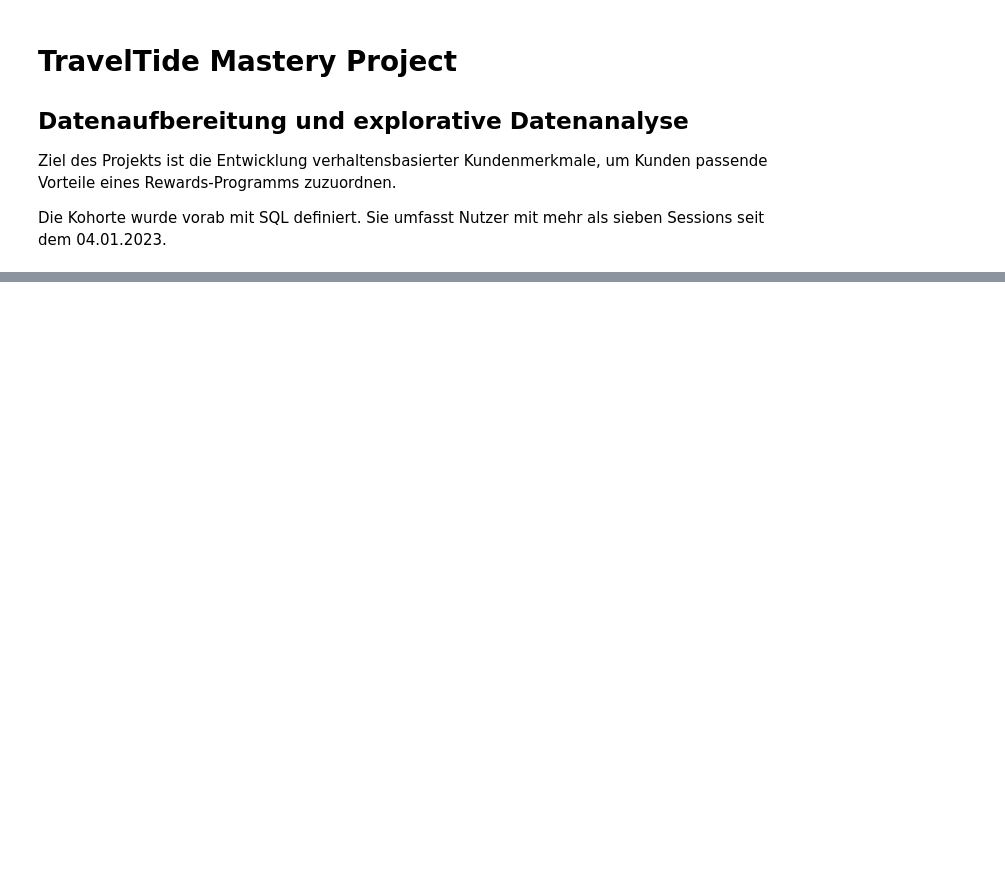
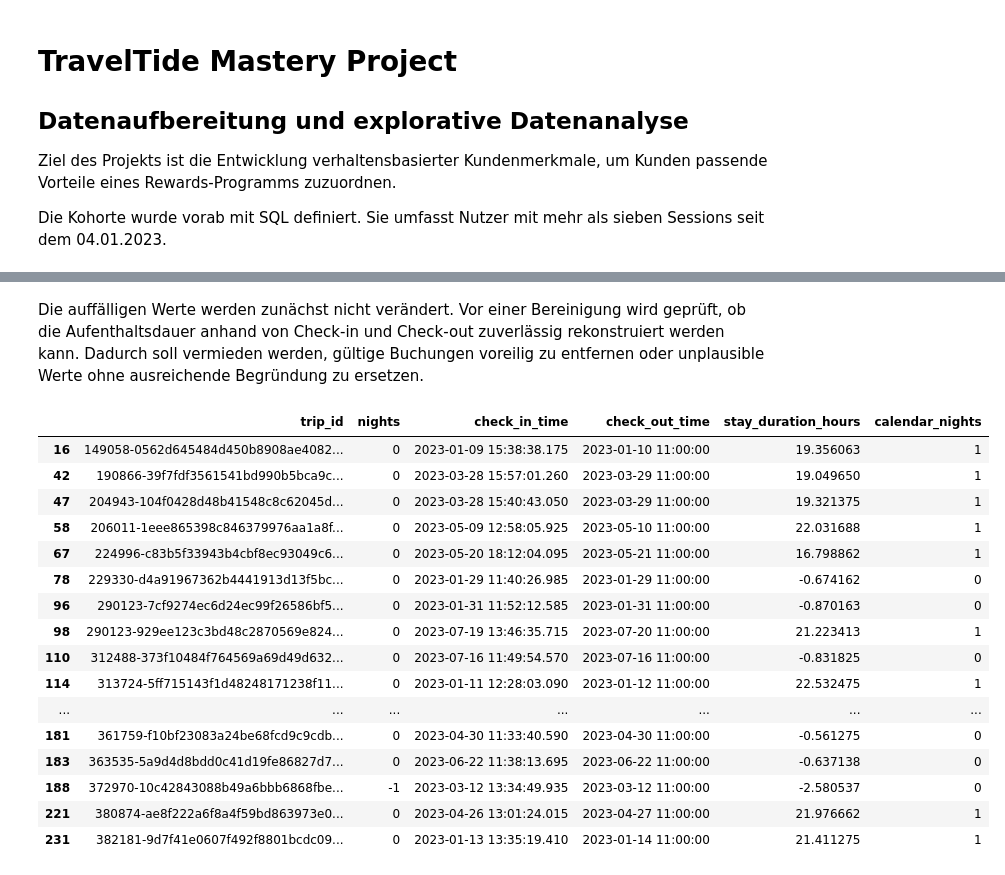
Before and after one commit to norawinkler/traveltide-customer-segmentation, a Jupyter notebook: notebooks/01_data_preparation.ipynb, the cells around one changed output, grey strips where cells are left out. Saved outputs shown, nothing was run; the diff lists cells and outputs as text; code cells hidden in the pictures; blank space fills up the shorter version.

Commit message:
Data Check and Hotel Nights Clean Up

```diff
--- a/notebooks/01_data_preparation.ipynb
+++ b/notebooks/01_data_preparation.ipynb
@@ -9,19 +9,17 @@ um Kunden passende Vorteile eines Rewards-Programms zuzuordnen.
 Die Kohorte wurde vorab mit SQL definiert. Sie umfasst Nutzer mit mehr als
 sieben Sessions seit dem 04.01.2023.
 # %%
-#Pakete importieren
+# Importieren der Bibliotheken
 
 import pandas as pd
 import numpy as np
 import matplotlib.pyplot as plt
 import seaborn as sns
-
-pd.set_option("display.max_columns", None)
 # %%
-#CSV-Dateien einlesen
+# CSV-Dateien in Dataframes umwandeln.
 
-users = pd.read_csv("data/users.csv")
-sessions = pd.read_csv("data/sessions.csv")
-flights = pd.read_csv("data/flights.csv")
-hotels = pd.read_csv("data/hotels.csv")
+users = pd.read_csv("../data/users.csv")
+sessions = pd.read_csv("../data/sessions.csv")
+flights = pd.read_csv("../data/flights.csv")
+hotels = pd.read_csv("../data/hotels.csv")
 # %%
@@ -83,0 +421,50 @@ print(
+# %% [markdown]
+Die auffälligen Werte werden zunächst nicht verändert. Vor einer Bereinigung
+wird geprüft, ob die Aufenthaltsdauer anhand von Check-in und Check-out
+zuverlässig rekonstruiert werden kann. Dadurch soll vermieden werden, gültige
+Buchungen voreilig zu entfernen oder unplausible Werte ohne ausreichende
+Begründung zu ersetzen.
+# %%
+# Aufenthaltsdauer anhand der Zeitangaben berechnen und auffällige Fälle anzeigen.
+
+hotels_check = hotels.copy()
+
+hotels_check["stay_duration_hours"] = (
+    hotels_check["check_out_time"] -
+    hotels_check["check_in_time"]
+).dt.total_seconds() / 3600
+
+hotels_check["calendar_nights"] = (
+    hotels_check["check_out_time"].dt.normalize() -
+    hotels_check["check_in_time"].dt.normalize()
+).dt.days
+
+hotels_check.loc[
+    hotels_check["nights"] <= 0,
+    [
+        "trip_id",
+        "nights",
+        "check_in_time",
+        "check_out_time",
+        "stay_duration_hours",
+        "calendar_nights"
+    ]
+].head(20)
+# %% [output]
+|  | trip_id | nights | check_in_time | check_out_time | stay_duration_hours | calendar_nights |
+| 16 | 149058-0562d645484d450b8908ae4082... | 0 | 2023-01-09 15:38:38.175 | 2023-01-10 11:00:00 | 19.356063 | 1 |
+| 42 | 190866-39f7fdf3561541bd990b5bca9c... | 0 | 2023-03-28 15:57:01.260 | 2023-03-29 11:00:00 | 19.049650 | 1 |
+| 47 | 204943-104f0428d48b41548c8c62045d... | 0 | 2023-03-28 15:40:43.050 | 2023-03-29 11:00:00 | 19.321375 | 1 |
+| 58 | 206011-1eee865398c846379976aa1a8f... | 0 | 2023-05-09 12:58:05.925 | 2023-05-10 11:00:00 | 22.031688 | 1 |
+| 67 | 224996-c83b5f33943b4cbf8ec93049c6... | 0 | 2023-05-20 18:12:04.095 | 2023-05-21 11:00:00 | 16.798862 | 1 |
+| 78 | 229330-d4a91967362b4441913d13f5bc... | 0 | 2023-01-29 11:40:26.985 | 2023-01-29 11:00:00 | -0.674162 | 0 |
+| 96 | 290123-7cf9274ec6d24ec99f26586bf5... | 0 | 2023-01-31 11:52:12.585 | 2023-01-31 11:00:00 | -0.870163 | 0 |
+| 98 | 290123-929ee123c3bd48c2870569e824... | 0 | 2023-07-19 13:46:35.715 | 2023-07-20 11:00:00 | 21.223413 | 1 |
+| 110 | 312488-373f10484f764569a69d49d632... | 0 | 2023-07-16 11:49:54.570 | 2023-07-16 11:00:00 | -0.831825 | 0 |
+| 114 | 313724-5ff715143f1d48248171238f11... | 0 | 2023-01-11 12:28:03.090 | 2023-01-12 11:00:00 | 22.532475 | 1 |
+| ... | ... | ... | ... | ... | ... | ... |
+| 181 | 361759-f10bf23083a24be68fcd9c9cdb... | 0 | 2023-04-30 11:33:40.590 | 2023-04-30 11:00:00 | -0.561275 | 0 |
+| 183 | 363535-5a9d4d8bdd0c41d19fe86827d7... | 0 | 2023-06-22 11:38:13.695 | 2023-06-22 11:00:00 | -0.637138 | 0 |
+| 188 | 372970-10c42843088b49a6bbb6868fbe... | -1 | 2023-03-12 13:34:49.935 | 2023-03-12 11:00:00 | -2.580537 | 0 |
+| 221 | 380874-ae8f222a6f8a4f59bd863973e0... | 0 | 2023-04-26 13:01:24.015 | 2023-04-27 11:00:00 | 21.976662 | 1 |
+| 231 | 382181-9d7f41e0607f492f8801bcdc09... | 0 | 2023-01-13 13:35:19.410 | 2023-01-14 11:00:00 | 21.411275 | 1 |
```
Also changed, not shown: parts of 26 cells of this notebook, 1 other file.
